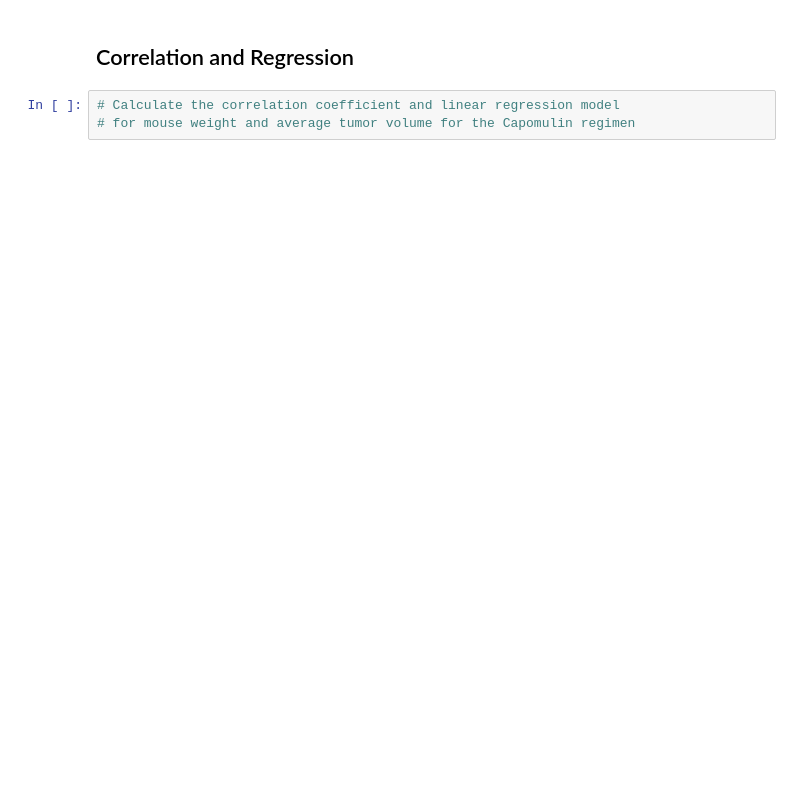
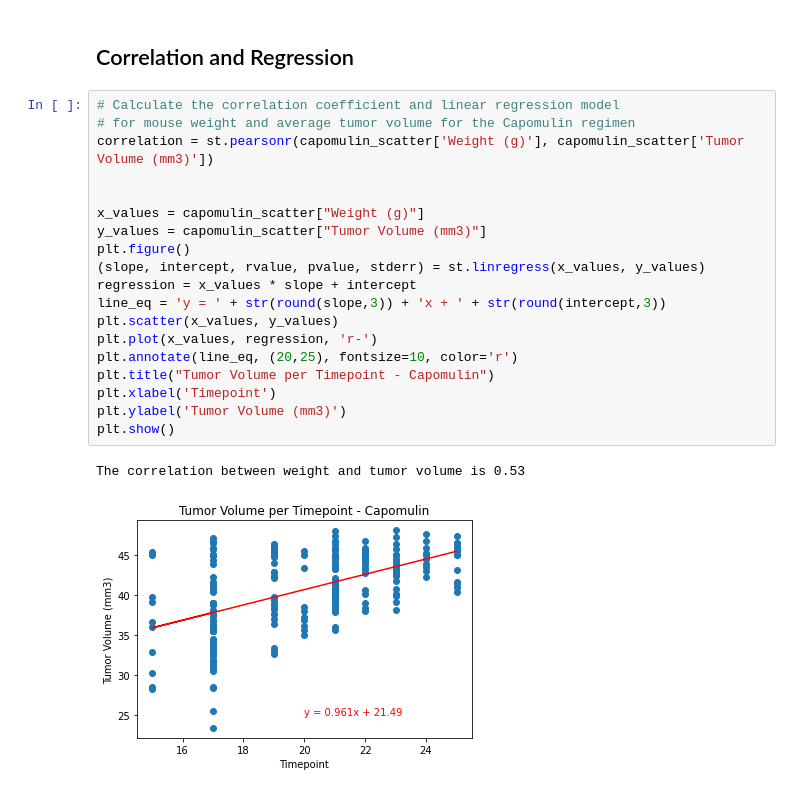
Before and after one commit to kcomalley14/matplotlib-hw, a Jupyter notebook: pymaceuticals_starter.ipynb, the cells around one changed output. Saved outputs shown, nothing was run; the diff lists cells and outputs as text; blank space fills up the shorter version.

```diff
--- a/pymaceuticals_starter.ipynb
+++ b/pymaceuticals_starter.ipynb
@@ -279,5 +286,24 @@ plt.show()
 # %% [markdown]
 ## Correlation and Regression
-# %%
-# Calculate the correlation coefficient and linear regression model
-# for mouse weight and average tumor volume for the Capomulin regimen
+# %%
+# Calculate the correlation coefficient and linear regression model
+# for mouse weight and average tumor volume for the Capomulin regimen
+correlation = st.pearsonr(capomulin_scatter['Weight (g)'], capomulin_scatter['Tumor Volume (mm3)'])
+
+
+x_values = capomulin_scatter["Weight (g)"]
+y_values = capomulin_scatter["Tumor Volume (mm3)"]
+plt.figure()
+(slope, intercept, rvalue, pvalue, stderr) = st.linregress(x_values, y_values)
+regression = x_values * slope + intercept
+line_eq = 'y = ' + str(round(slope,3)) + 'x + ' + str(round(intercept,3))
+plt.scatter(x_values, y_values)
+plt.plot(x_values, regression, 'r-')
+plt.annotate(line_eq, (20,25), fontsize=10, color='r')
+plt.title("Tumor Volume per Timepoint - Capomulin")
+plt.xlabel('Timepoint')
+plt.ylabel('Tumor Volume (mm3)')
+plt.show()
+# %% [output]
+The correlation between weight and tumor volume is 0.53
+[figure, added]
```
Also changed, not shown: parts of 2 cells of this notebook.
